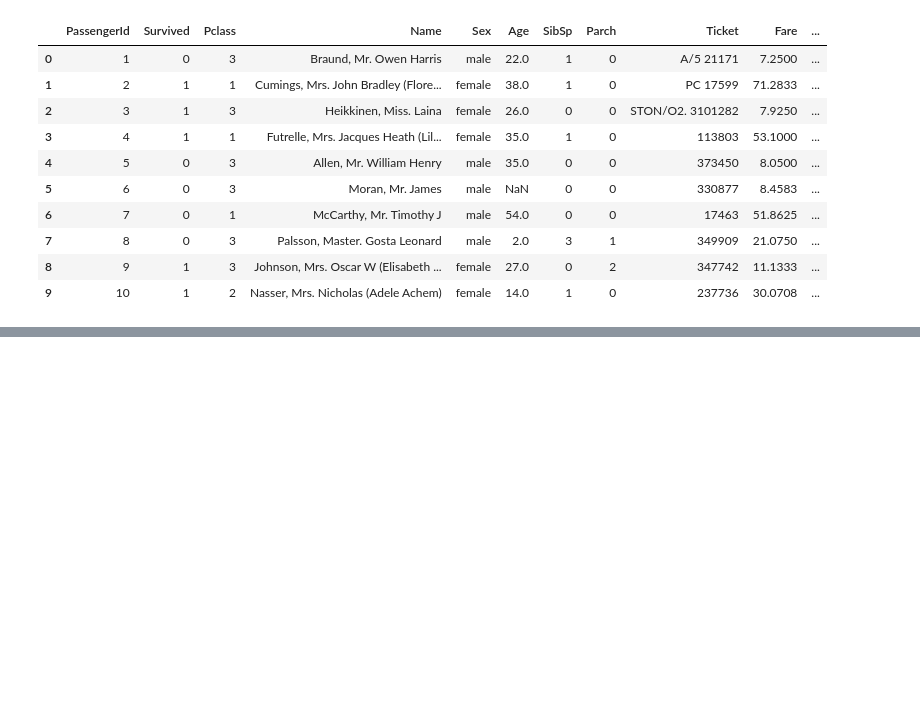
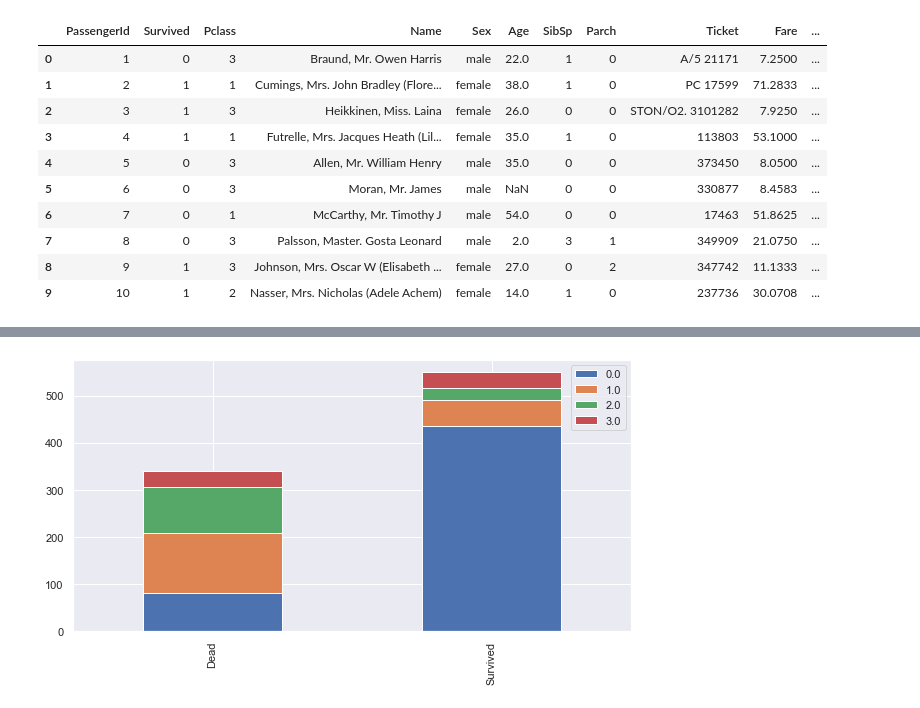
Before and after one commit to theishantha/Titanic---Kaggle-Machine-Learning-Competition, a Jupyter notebook: Titanic Disaster - Kaggle Machine Learning Competition.ipynb, the cells around one changed output, grey strips where cells are left out. Cells and saved outputs as stored; diff of their text form; code cells hidden in the pictures; blank space fills up the shorter version.

```diff
--- a/Titanic Disaster - Kaggle Machine Learning Competition.ipynb
+++ b/Titanic Disaster - Kaggle Machine Learning Competition.ipynb
@@ -157,0 +209,4 @@ for dataset in train_test_data:
+# %%
+bar_chart('Title')
+# %% [output]
+[figure, added]
```
Also changed, not shown: parts of 10 cells of this notebook.
